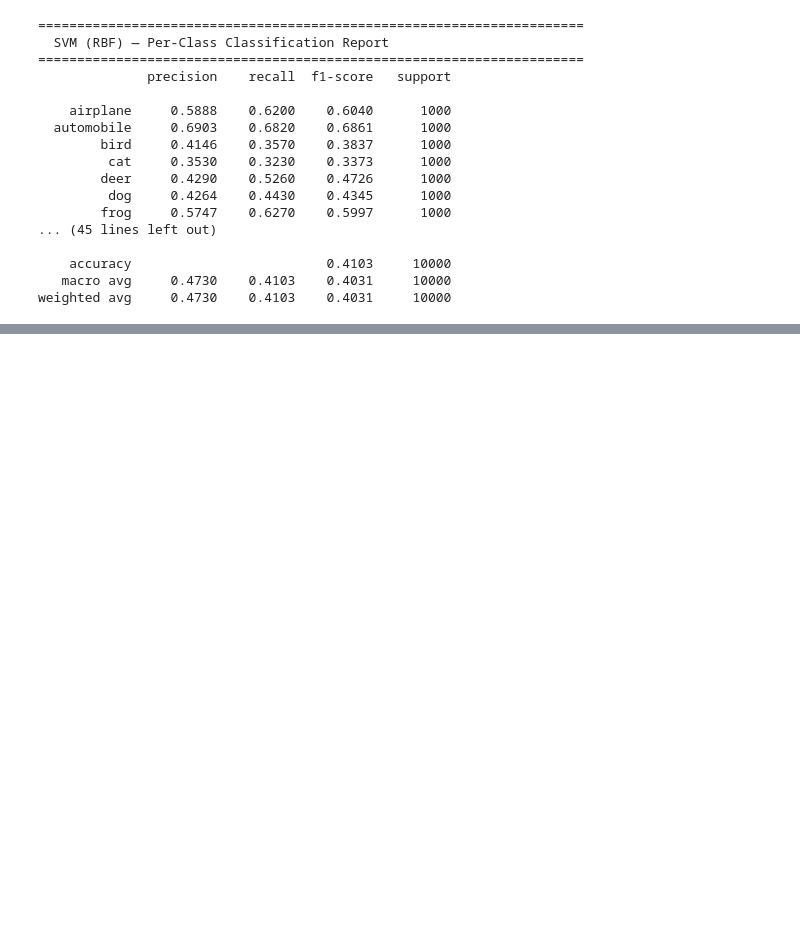
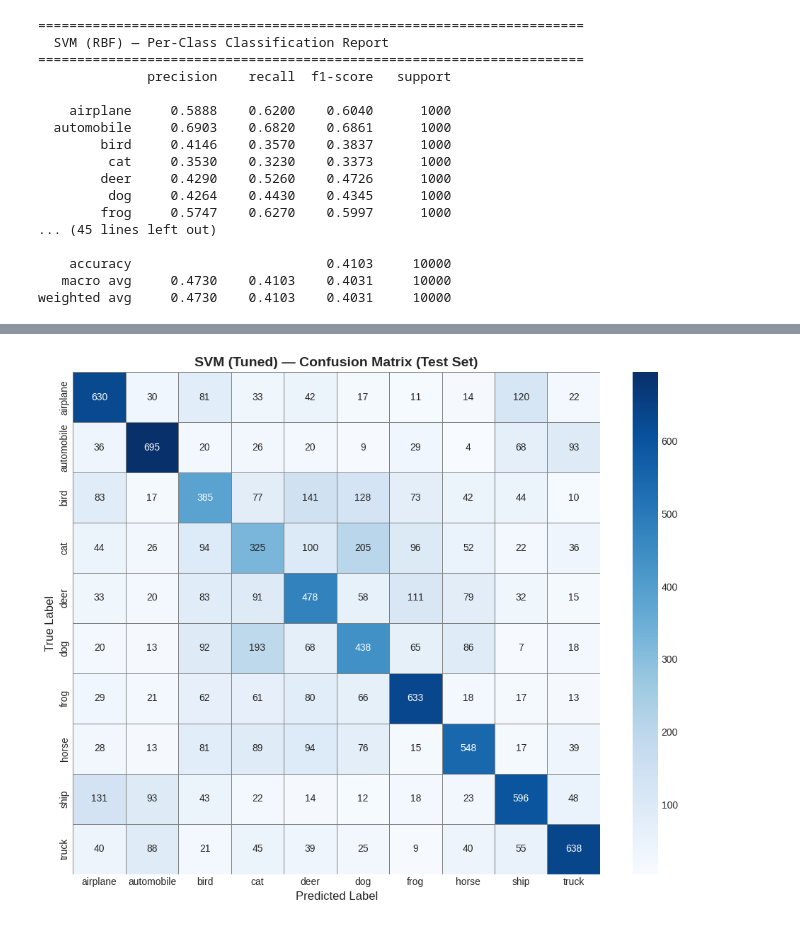
Before and after one commit to YISHU19/cifar10-ml-vs-dl, a Jupyter notebook: notebooks/01_ml_hog_svm.ipynb, the cells around one changed output, grey strips where cells are left out. Cells and saved outputs as stored; diff of their text form; code cells hidden in the pictures; blank space fills up the shorter version.

```diff
--- a/notebooks/01_ml_hog_svm.ipynb
+++ b/notebooks/01_ml_hog_svm.ipynb
@@ -558,0 +788,13 @@ weighted avg     0.4730    0.4103    0.4031     10000
+# %%
+# Confusion matrix — raw
+cm = confusion_matrix(y_test, final_preds)
+fig, ax = plt.subplots(figsize=(10, 8))
+sns.heatmap(cm, annot=True, fmt='d', cmap='Blues', xticklabels=CLASSES,
+            yticklabels=CLASSES, ax=ax, linewidths=0.5, linecolor='gray')
+ax.set_title('SVM (Tuned) — Confusion Matrix (Test Set)', fontsize=14, fontweight='bold')
+ax.set_xlabel('Predicted Label', fontsize=12)
+ax.set_ylabel('True Label', fontsize=12)
+plt.tight_layout()
+plt.show()
+# %% [output]
+[figure, added]
```
Also changed, not shown: parts of 22 cells of this notebook.
